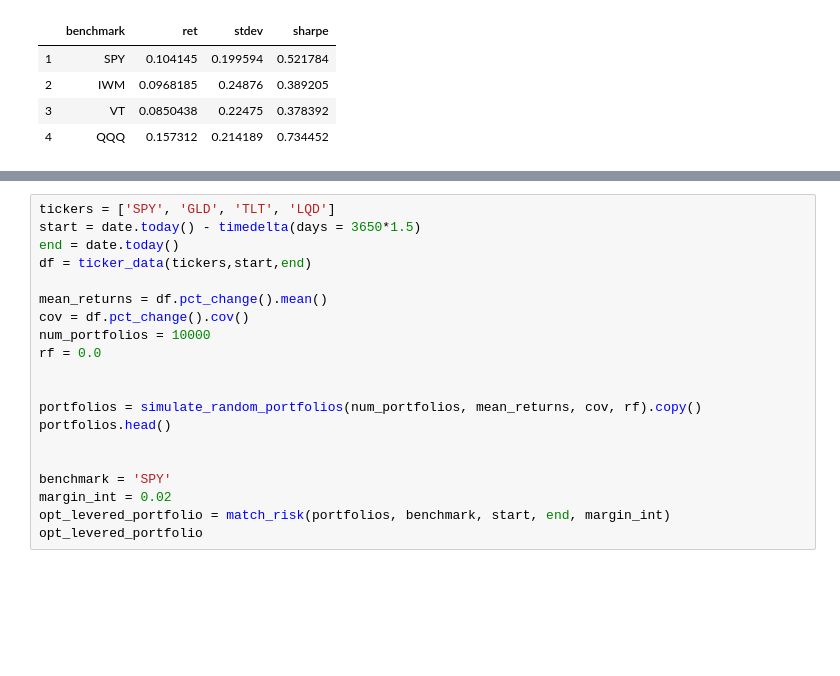
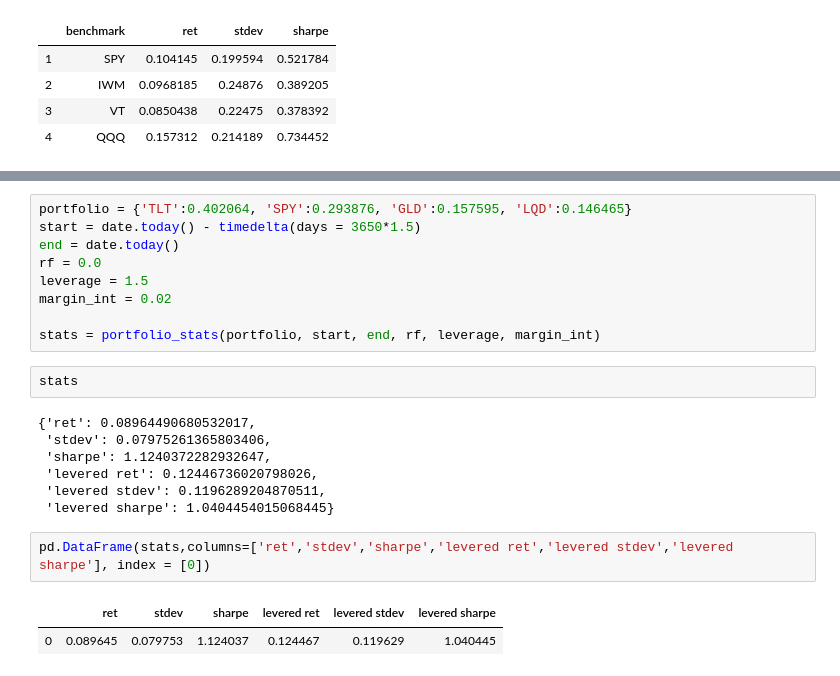
Before and after one commit to albud187/stock_analytics_prediction, a Jupyter notebook: Portfolio Optimization.ipynb, the cells around one changed output, grey strips where cells are left out. Saved outputs shown, nothing was run; the diff lists cells and outputs as text; blank space fills up the shorter version.

```diff
--- a/Portfolio Optimization.ipynb
+++ b/Portfolio Optimization.ipynb
@@ -348,20 +374,23 @@ standard
 # %%
-tickers = ['SPY', 'GLD', 'TLT', 'LQD']
+portfolio = {'TLT':0.402064, 'SPY':0.293876, 'GLD':0.157595, 'LQD':0.146465}
 start = date.today() - timedelta(days = 3650*1.5)
 end = date.today()
-df = ticker_data(tickers,start,end)
+rf = 0.0
+leverage = 1.5
+margin_int = 0.02
 
-mean_returns = df.pct_change().mean()
-cov = df.pct_change().cov()
-num_portfolios = 10000
-rf = 0.0
-
-
-portfolios = simulate_random_portfolios(num_portfolios, mean_returns, cov, rf).copy()
-portfolios.head()
-
-
-benchmark = 'SPY'
-margin_int = 0.02
-opt_levered_portfolio = match_risk(portfolios, benchmark, start, end, margin_int)
-opt_levered_portfolio
+stats = portfolio_stats(portfolio, start, end, rf, leverage, margin_int)
+# %%
+stats
+# %% [output]
+{'ret': 0.08964490680532017,
+ 'stdev': 0.07975261365803406,
+ 'sharpe': 1.1240372282932647,
+ 'levered ret': 0.12446736020798026,
+ 'levered stdev': 0.1196289204870511,
+ 'levered sharpe': 1.0404454015068445}
+# %%
+pd.DataFrame(stats,columns=['ret','stdev','sharpe','levered ret','levered stdev','levered sharpe'], index = [0])
+# %% [output]
+|  | ret | stdev | sharpe | levered ret | levered stdev | levered sharpe |
+| 0 | 0.089645 | 0.079753 | 1.124037 | 0.124467 | 0.119629 | 1.040445 |
```
Also changed, not shown: parts of 17 cells of this notebook, 1 other file.
